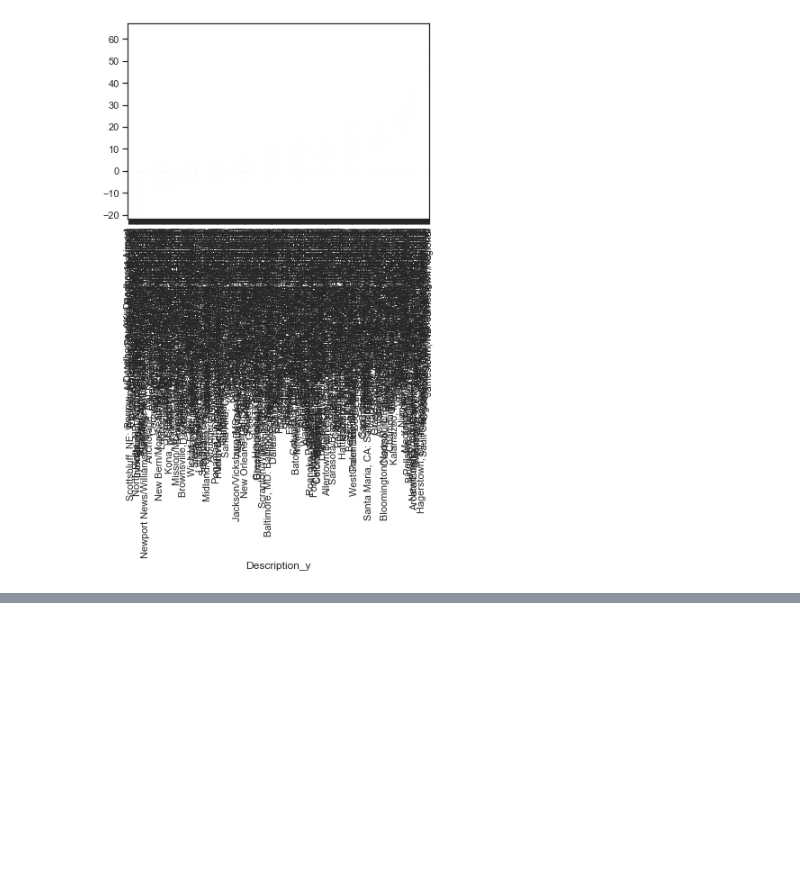
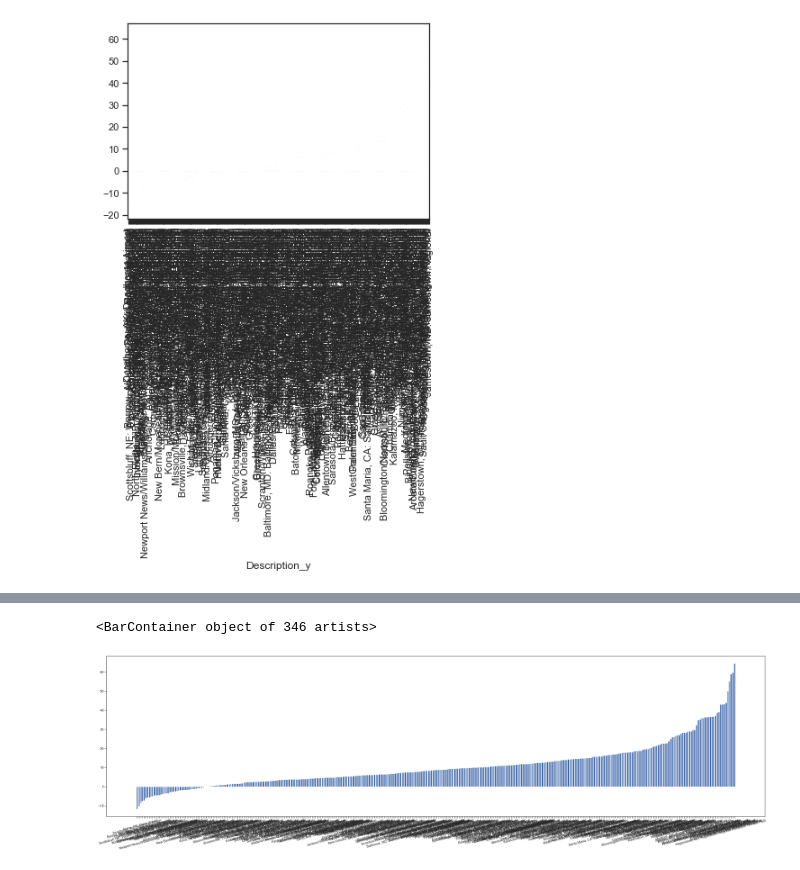
Before and after one commit to justinpaulturner/Hate-To-Wait_Airline_Exploratory_Data_Analysis, a Jupyter notebook: Data Tests.ipynb, the cells around one changed output, grey strips where cells are left out. Saved outputs shown, nothing was run; the diff lists cells and outputs as text; code cells hidden in the pictures; blank space fills up the shorter version.

```diff
--- a/Data Tests.ipynb
+++ b/Data Tests.ipynb
@@ -231,0 +316,7 @@ grouped_and_sorted_by_airport_df['ARR_DELAY'].plot.bar()
+# %%
+plt.figure(figsize=(40, 10))
+plt.xticks(rotation=15)
+plt.bar(grouped_and_sorted_by_airport_df['DEP_DELAY'].index, grouped_and_sorted_by_airport_df['DEP_DELAY'].values)
+# %% [output]
+<BarContainer object of 346 artists>
+[figure, added]
```
Also changed, not shown: parts of 8 cells of this notebook.
